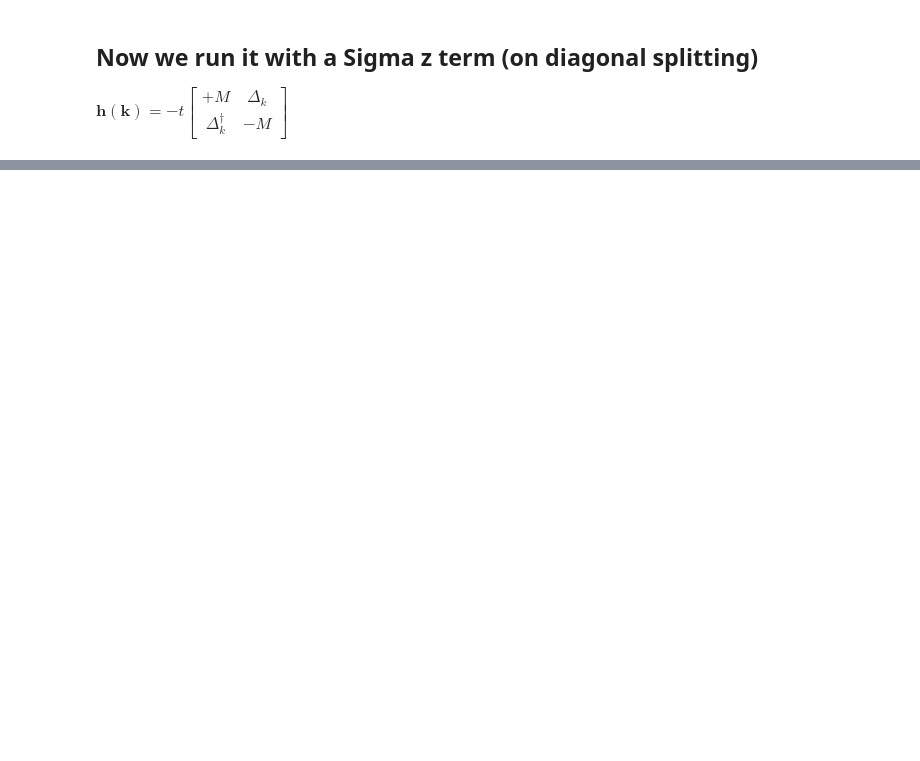
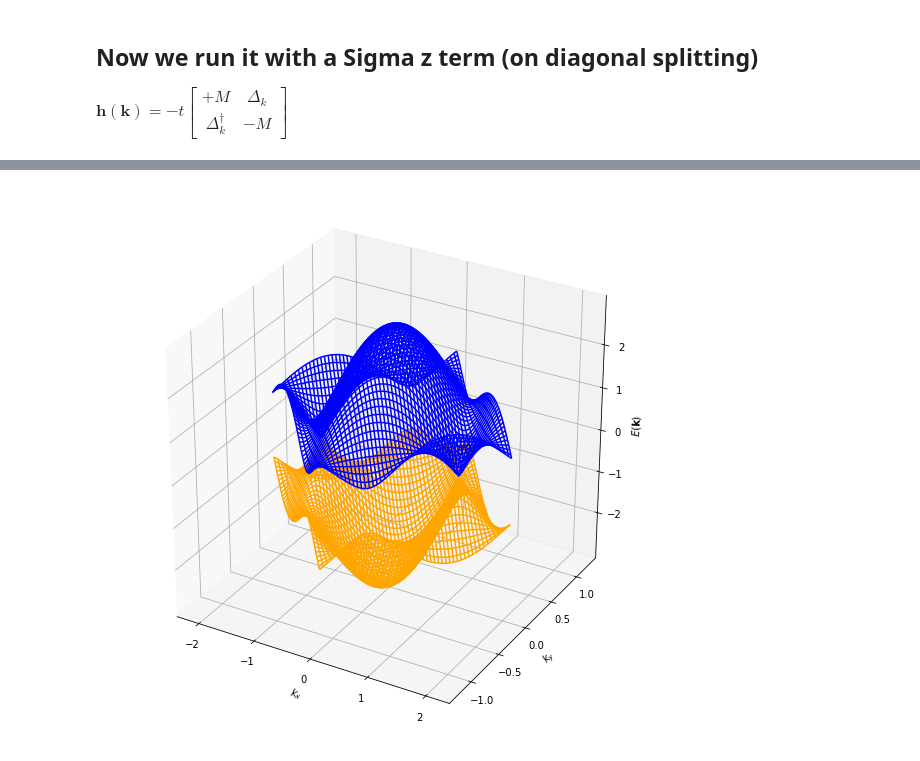
Before and after one commit to NRobertsF91W/PhD-Jupyter-Notebooks, a Jupyter notebook: Honeycomb Numerical.ipynb, the cells around one changed output, grey strips where cells are left out. Cells and saved outputs as stored; diff of their text form; code cells hidden in the pictures; blank space fills up the shorter version.

```diff
--- a/Honeycomb Numerical.ipynb
+++ b/Honeycomb Numerical.ipynb
@@ -123,0 +218,15 @@ fig_3d_split
+# %%
+fig_3d_torus = plt.figure(figsize=(10,10))
+ax_3d_torus = fig_3d_torus.add_subplot(111, projection='3d')
+
+
+# Plotting bands
+surf_tor_1 = ax_3d_torus.plot_wireframe(kx_list, ky_list, band_1_tor, cmap=cm.coolwarm, antialiased=True, color='orange')
+surf_tor_2 = ax_3d_torus.plot_wireframe(kx_list, ky_list, band_2_tor, cmap=cm.coolwarm, antialiased=True, color='blue')
+# Labels
+ax_3d_torus.set_xlabel('$k_{x}$')
+ax_3d_torus.set_ylabel('$k_{y}$')
+ax_3d_torus.set_zlabel('$E(\mathbf{k})$')
+plt.show()
+# %% [output]
+[figure, added]
```
Also changed, not shown: parts of 16 cells of this notebook.
